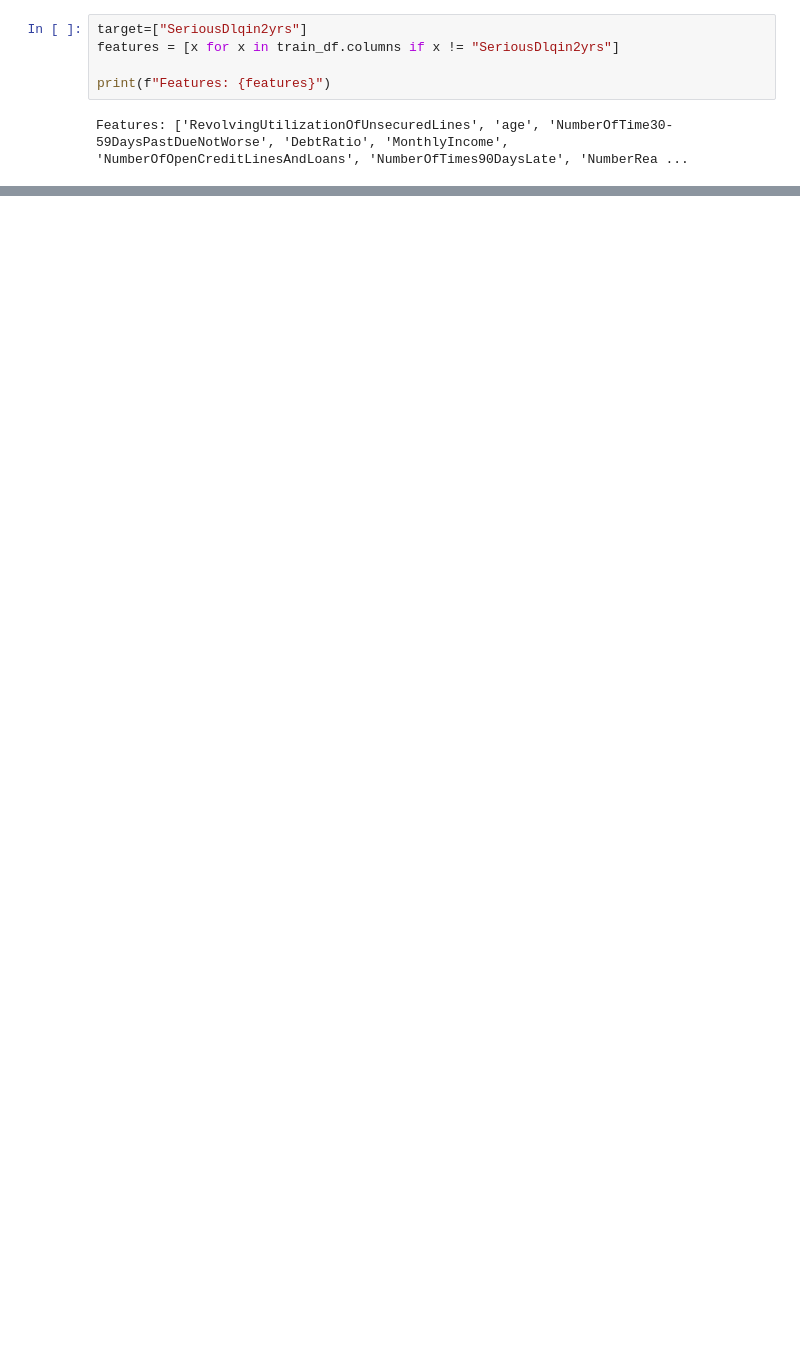
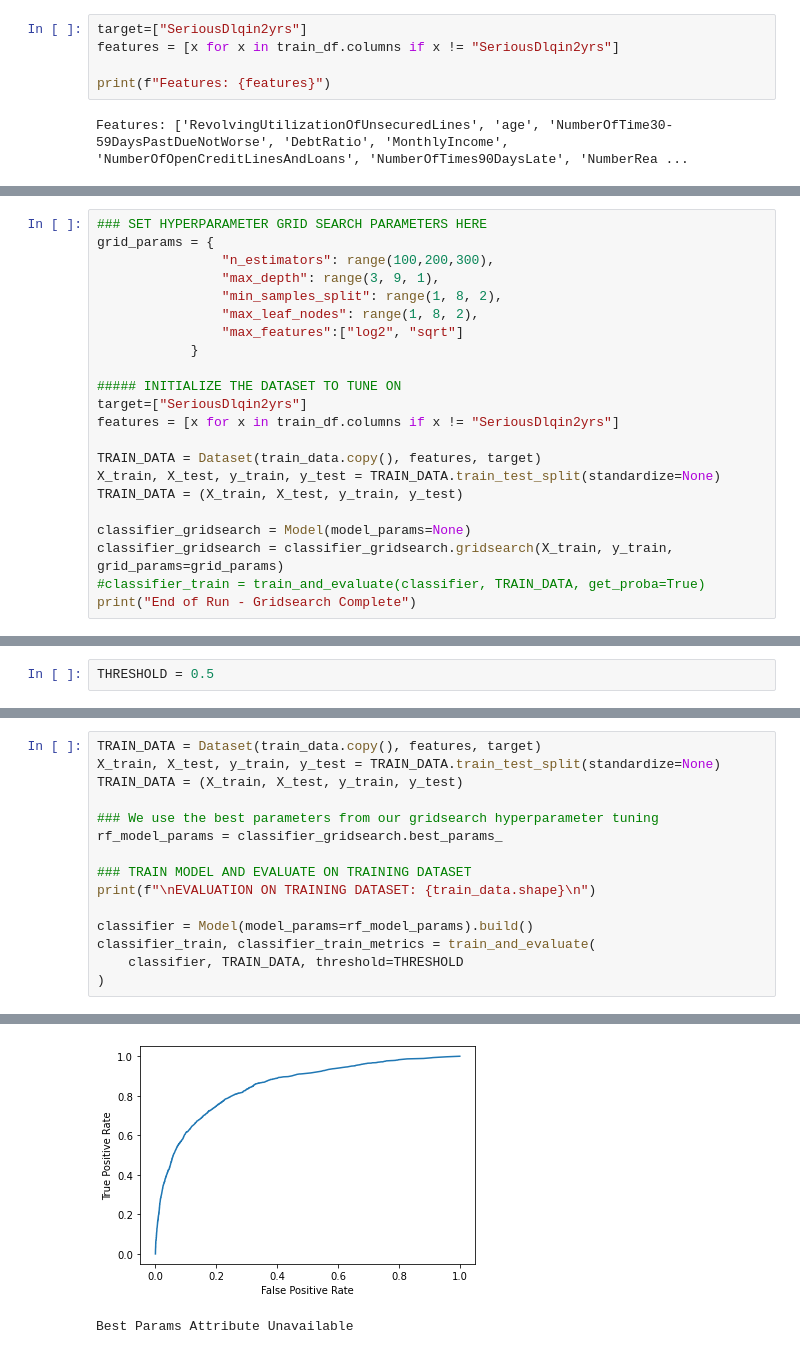
Before and after one commit to joon-kc/IMP-PCMLAI-M25-PORTFOLIO-JOON-071, a Jupyter notebook: code_model.ipynb, the cells around one changed output, grey strips where cells are left out. Cells and saved outputs as stored; diff of their text form; blank space fills up the shorter version.

```diff
--- a/code_model.ipynb
+++ b/code_model.ipynb
@@ -587,0 +552,22 @@ weighted avg       0.92      0.93      0.91     14573
+# %%
+### SET HYPERPARAMETER GRID SEARCH PARAMETERS HERE
+grid_params = {
+                "n_estimators": range(100,200,300),
+                "max_depth": range(3, 9, 1),
+                "min_samples_split": range(1, 8, 2),
+                "max_leaf_nodes": range(1, 8, 2),
+                "max_features":["log2", "sqrt"]
+            }
+
+##### INITIALIZE THE DATASET TO TUNE ON
+target=["SeriousDlqin2yrs"]
+features = [x for x in train_df.columns if x != "SeriousDlqin2yrs"]
+
+TRAIN_DATA = Dataset(train_data.copy(), features, target)
+X_train, X_test, y_train, y_test = TRAIN_DATA.train_test_split(standardize=None)
+TRAIN_DATA = (X_train, X_test, y_train, y_test)
+
+classifier_gridsearch = Model(model_params=None)
+classifier_gridsearch = classifier_gridsearch.gridsearch(X_train, y_train, grid_params=grid_params)
+#classifier_train = train_and_evaluate(classifier, TRAIN_DATA, get_proba=True)
+print("End of Run - Gridsearch Complete")
@@ -587,0 +597,2 @@ weighted avg       0.92      0.93      0.91     14573
+# %%
+THRESHOLD = 0.5
@@ -587,0 +607,16 @@ weighted avg       0.92      0.93      0.91     14573
+# %%
+TRAIN_DATA = Dataset(train_data.copy(), features, target)
+X_train, X_test, y_train, y_test = TRAIN_DATA.train_test_split(standardize=None)
+TRAIN_DATA = (X_train, X_test, y_train, y_test)
+
+### We use the best parameters from our gridsearch hyperparameter tuning
+rf_model_params = classifier_gridsearch.best_params_
+
+### TRAIN MODEL AND EVALUATE ON TRAINING DATASET
+print(f"\nEVALUATION ON TRAINING DATASET: {train_data.shape}\n")
+
+classifier = Model(model_params=rf_model_params).build()
+classifier_train, classifier_train_metrics = train_and_evaluate(
+    classifier, TRAIN_DATA, threshold=THRESHOLD
+)
+# %% [output]
@@ -587,0 +640,2 @@ weighted avg       0.92      0.93      0.91     14573
+[figure, added]
+Best Params Attribute Unavailable
```
Also changed, not shown: parts of 59 cells of this notebook, 4 other files.
